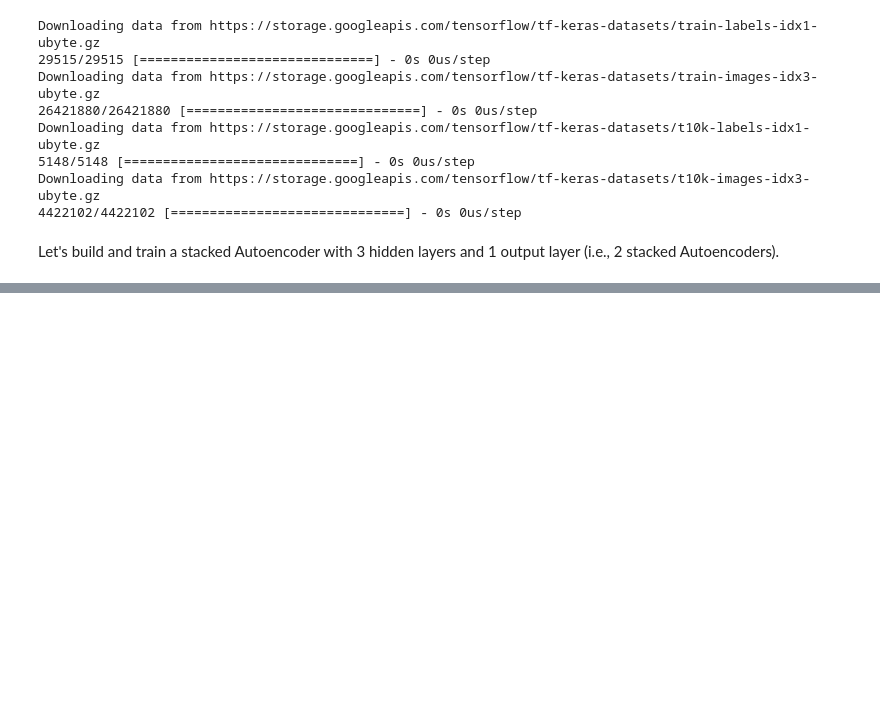
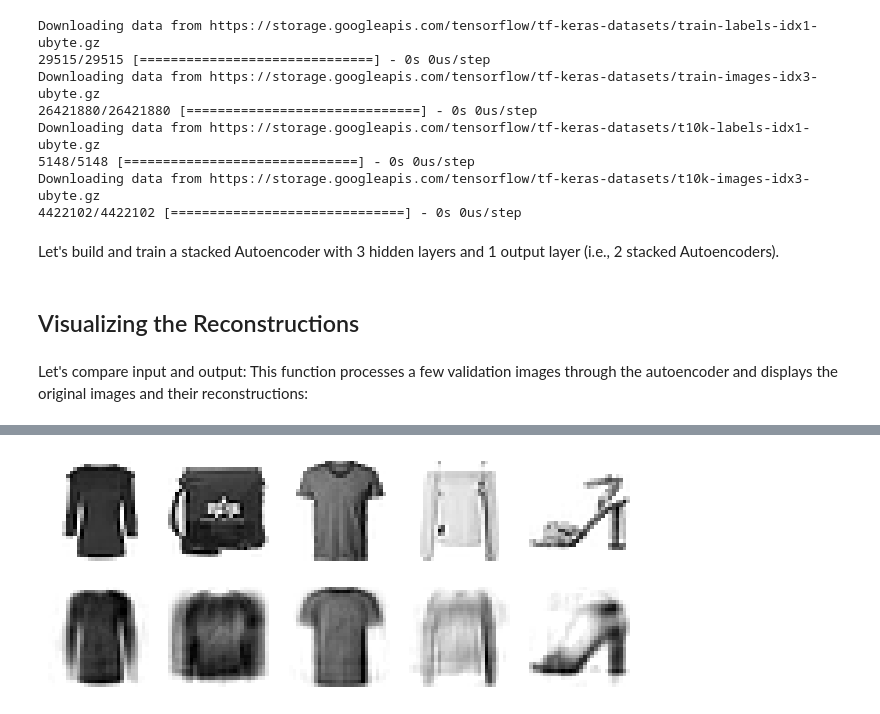
Before and after one commit to irnikesh/data-science, a Jupyter notebook: neural-network-and-deep-learning/8_autoencoders_gans_and_diffusion_models.ipynb, the cells around one changed output, grey strips where cells are left out. Cells and saved outputs as stored; diff of their text form; code cells hidden in the pictures; blank space fills up the shorter version.

```diff
--- a/neural-network-and-deep-learning/8_autoencoders_gans_and_diffusion_models.ipynb
+++ b/neural-network-and-deep-learning/8_autoencoders_gans_and_diffusion_models.ipynb
@@ -143,3 +143,25 @@ stacked_ae = tf.keras.Sequential([stacked_encoder, stacked_decoder])
 stacked_ae.compile(loss="mse", optimizer=tf.keras.optimizers.Nadam())
 history = stacked_ae.fit(X_train, X_train, epochs=20,
                          validation_data=(X_valid, X_valid))
+# %% [markdown]
+## Visualizing the Reconstructions
+# %% [markdown]
+Let's compare input and output:
+This function processes a few validation images through the autoencoder and displays the original images and their reconstructions:
+# %%
+import numpy as np
+
+def plot_reconstructions(model, images=X_valid, n_images=5):
+    reconstructions = np.clip(model.predict(images[:n_images]), 0, 1)
+    fig = plt.figure(figsize=(n_images * 1.5, 3))
+    for image_index in range(n_images):
+        plt.subplot(2, n_images, 1 + image_index)
+        plt.imshow(images[image_index], cmap="binary")
+        plt.axis("off")
+        plt.subplot(2, n_images, 1 + n_images + image_index)
+        plt.imshow(reconstructions[image_index], cmap="binary")
+        plt.axis("off")
+
+plot_reconstructions(stacked_ae)
+plt.show()
+# %% [output]
@@ -145,0 +169 @@ history = stacked_ae.fit(X_train, X_train, epochs=20,
+[figure, added]
```
Also changed, not shown: parts of 1 cell of this notebook.
